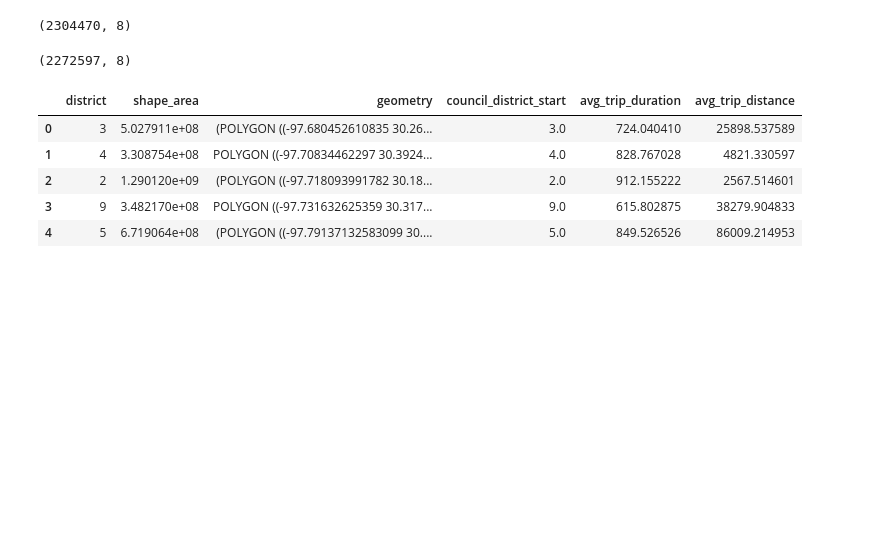
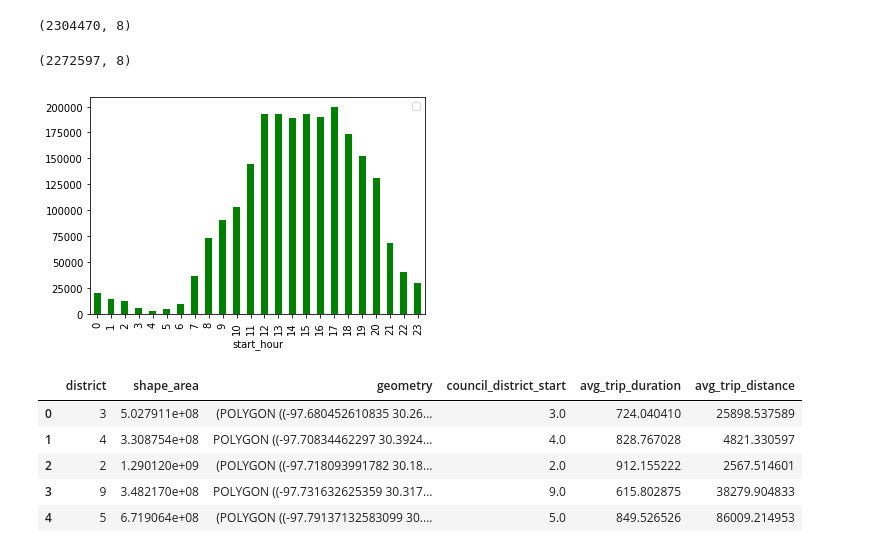
Before and after one commit to SohamMody/Event-Detection-from-Dockless-Scooter-Trips-Austin, a Jupyter notebook: EDA.ipynb, the cells around one changed output. Drawn from its saved outputs; the diff is of its cells as text; code cells hidden in the pictures; blank space fills up the shorter version.

```diff
--- a/EDA.ipynb
+++ b/EDA.ipynb
@@ -332,6 +332,15 @@ dockless_agg_census_chopped = dockless_agg_census_chopped[(dockless_agg_census_c
 dockless_agg_census_chopped.shape
 # %% [output]
 (2272597, 8)
+# %%
+dockless_agg_census_chopped['start_hour'] = dockless_agg_census_chopped.start_time.dt.hour
+# %%
+dockless_agg_census_chopped.groupby('start_hour').count()[['id']].\
+                        rename({'id':'no_of_trips'},axis=1).plot(kind='bar',color='green')
+plt.legend('')
+plt.show()
+# %% [output]
+[figure, added]
 # %%
 dockless_agg_census_chopped.to_csv('../dockless_agg_census_chopped.csv',index=False)
 # %%
```
Also changed, not shown: parts of 4 cells of this notebook.
